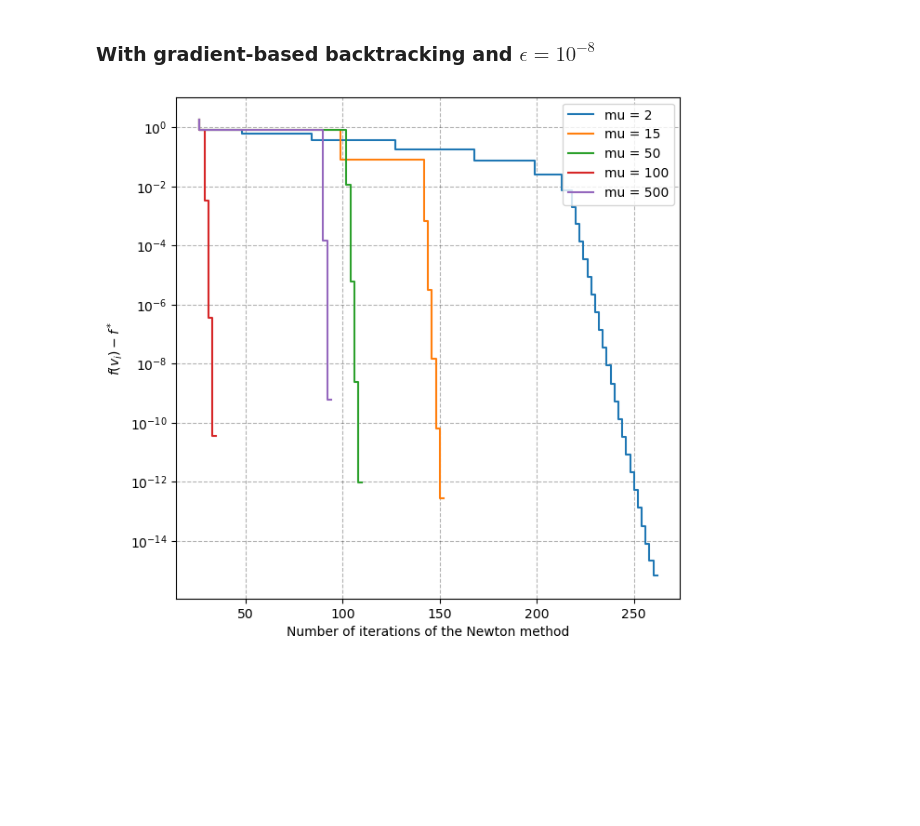
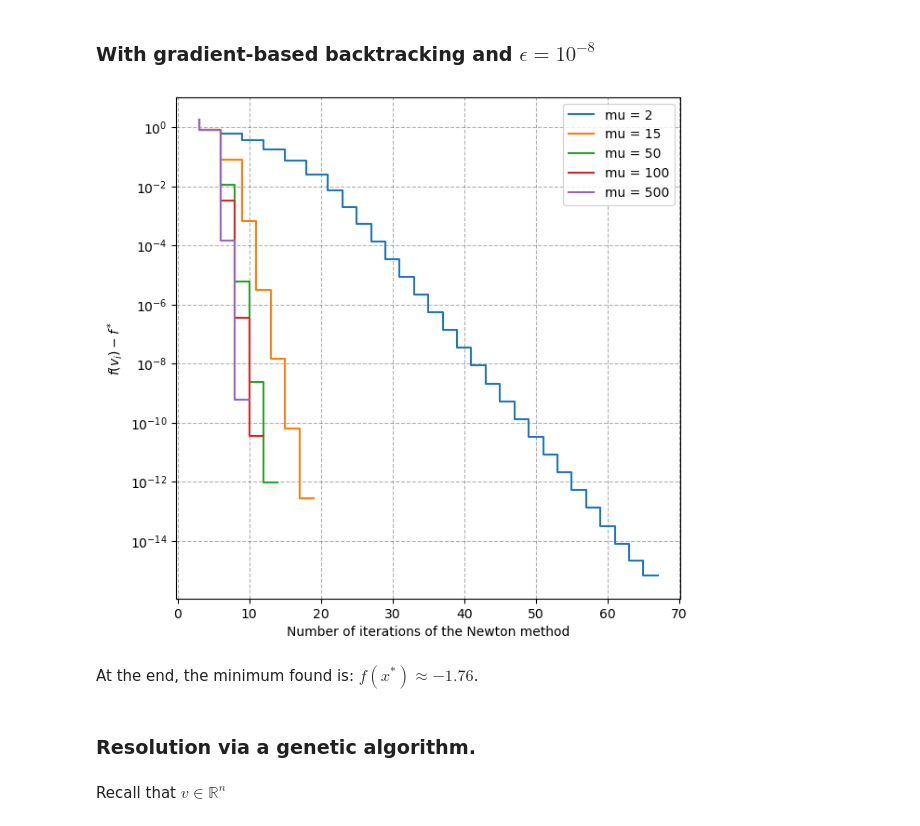
Before and after one commit to roomate/MVA-Projects, a Jupyter notebook: Convex Optimization for ML/HW3.ipynb, the cells around one changed output. Saved outputs shown, nothing was run; the diff lists cells and outputs as text; code cells hidden in the pictures; blank space fills up the shorter version.

```diff
--- a/Convex Optimization for ML/HW3.ipynb
+++ b/Convex Optimization for ML/HW3.ipynb
@@ -137,7 +141,7 @@ def f_t(Q,p,A,b,x,t):
 # %%
 def f_0(Q,p,x):
     """
-    return the objective function evaluated at x
+    return the objective function evaluated at x, without log_barrier function
     Args :
         x: (array) the point at which we evaluate the function, sized [n,]
         b: (array) rhs of the linear inequality, sized [2d,]
@@ -311,16 +442,14 @@ We solve here the centering problem to draw a central path in the strictly feasi
 # %%
-def barr_method(Q,p,A,b,v0,eps) :
+def barr_method(Q: np.ndarray[np.ndarray], p: np.ndarray, A:np.ndarray, b:np.ndarray, v0:np.ndarray ,eps: float, backtrack:float = "gradient"):
     X = [[] for i in range(5)]
     N_iter = [[] for i in range(len(Mu))]
     for i in range(len(Mu)):
         t = 1
         x = v0
         while (2*d/t > eps):
-            V, n_iter = centering_step(Q,p,A,b,t,x,eps) #n_iter is the number of column of V
+            V, n_iter = centering_step(Q, p, A, b, t, x, eps, backtrack) #n_iter is the number of column of V
             t *= Mu[i]
             x = V[-1] #Principle of the central path : we start from the last solution computed previously
             N_iter[i] += [n_iter]
             X[i] += [x] #sequence of iteration for this t*mu
     return X, N_iter
-v0 = np.zeros((n))
-X, N_iter = barr_method(Q,p,F,b,v0,eps)
@@ -338,8 +462,11 @@ def sum(L): #Sum with the left neighbour
 # %%
+v0 = feasible_point_phase_I(F,b)
+X, N_iter = barr_method(Q,p,F,b,v0,eps, backtrack="Vanilla")
+
 for i in range(len(Mu)):
     plt.figure(num=1,figsize=(7,7))
     n_iter = N_iter[i]
-    Newton_iter = sum(n_iter) #abscisse
+    Newton_iter = np.cumsum(n_iter) #abscisse
     V = X[i] #give me the sequence for this mu
     f = [f_0(Q,p,V[j]) for j in range(len(V))] #I evaluate at every sequence the objective function
     gap = [f_0(Q,p,[0 for i in range(n)]) - f[-1]] + [p - f[-1] for p in f[:-1]] #This is the gap at every iteration
@@ -355,0 +485,19 @@ for i in range(len(Mu)):
+# %%
+v0 = feasible_point_phase_I(F,b)
+X, N_iter = barr_method(Q,p,F,b,v0,eps, backtrack="Vanilla")
+
+for i in range(len(Mu)):
+    plt.figure(num=1,figsize=(7,7))
+    n_iter = N_iter[i]
+    Newton_iter = np.cumsum(n_iter) #abscisse
+    V = X[i] #give me the sequence for this mu
+    f = [f_0(Q,p,V[j]) for j in range(len(V))] #I evaluate at every sequence the objective function
+    gap = [f_0(Q,p,[0 for i in range(n)]) - f[-1]] + [p - f[-1] for p in f[:-1]] #This is the gap at every iteration
+    plt.step(Newton_iter, gap, label='mu = '+str(Mu[i]))
+    plt.figure(1)
+    plt.legend(loc = 'upper right')
+    plt.semilogy()
+    plt.xlabel('Number of iterations of the Newton method')
+    plt.ylabel('$f(v_i)-f^*$')
+    plt.rc('grid', linestyle="--", color='black',alpha = 0.3)
+    plt.grid(True)
@@ -356,20 +506,29 @@ for i in range(len(Mu)):
 # %% [markdown]
 ### With gradient-based backtracking and $\epsilon = 10^{-8}$
 # %%
+v0 = feasible_point_phase_I(F,b)
+X_grad, N_iter = barr_method(Q,p,F,b,v0,eps)
+
 for i in range(len(Mu)):
     plt.figure(num=1,figsize=(7,7))
     n_iter = N_iter[i]
-    Newton_iter = sum(n_iter) #abscisse
-    V = X[i] #give me the sequence for this mu
+    Newton_iter = np.cumsum(n_iter) #abscisse
+    V = X_grad[i] #give me the sequence for this mu
     f = [f_0(Q,p,V[j]) for j in range(len(V))] #I evaluate at every sequence the objective function
     gap = [f_0(Q,p,[0 for i in range(n)]) - f[-1]] + [p - f[-1] for p in f[:-1]] #This is the gap at every iteration
     plt.step(Newton_iter, gap, label='mu = '+str(Mu[i]))
     plt.figure(1)
     plt.legend(loc = 'upper right')
     plt.semilogy()
     plt.xlabel('Number of iterations of the Newton method')
     plt.ylabel('$f(v_i)-f^*$')
     plt.rc('grid', linestyle="--", color='black',alpha = 0.3)
     plt.grid(True)
 # %% [output]
-[figure, old version]
+[figure, new version]
+# %% [markdown]
+At the end, the minimum found is: $f(x^*) \approx -1.76$.
+# %% [markdown]
+### Resolution via a genetic algorithm.
+# %% [markdown]
+Recall that $v \in \mathbb{R}^n$
```
Also changed, not shown: parts of 21 cells of this notebook.
